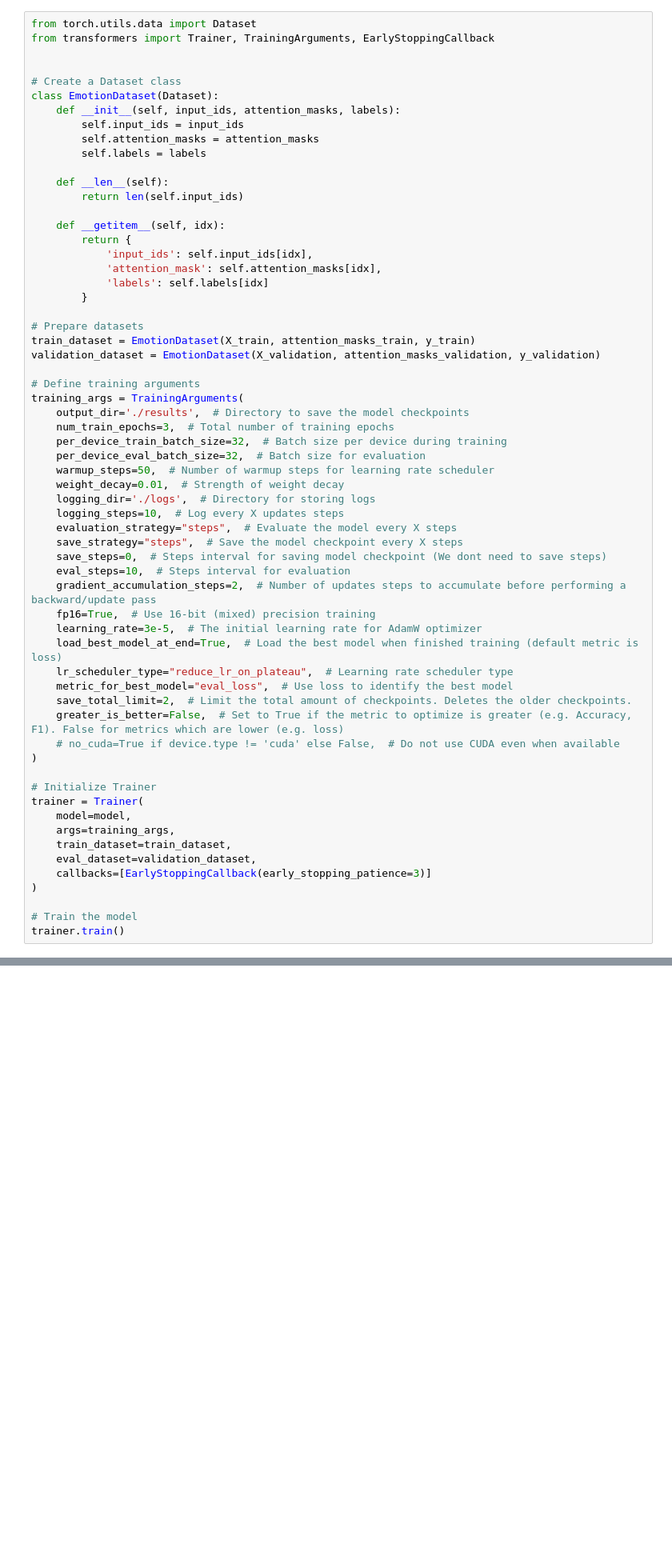
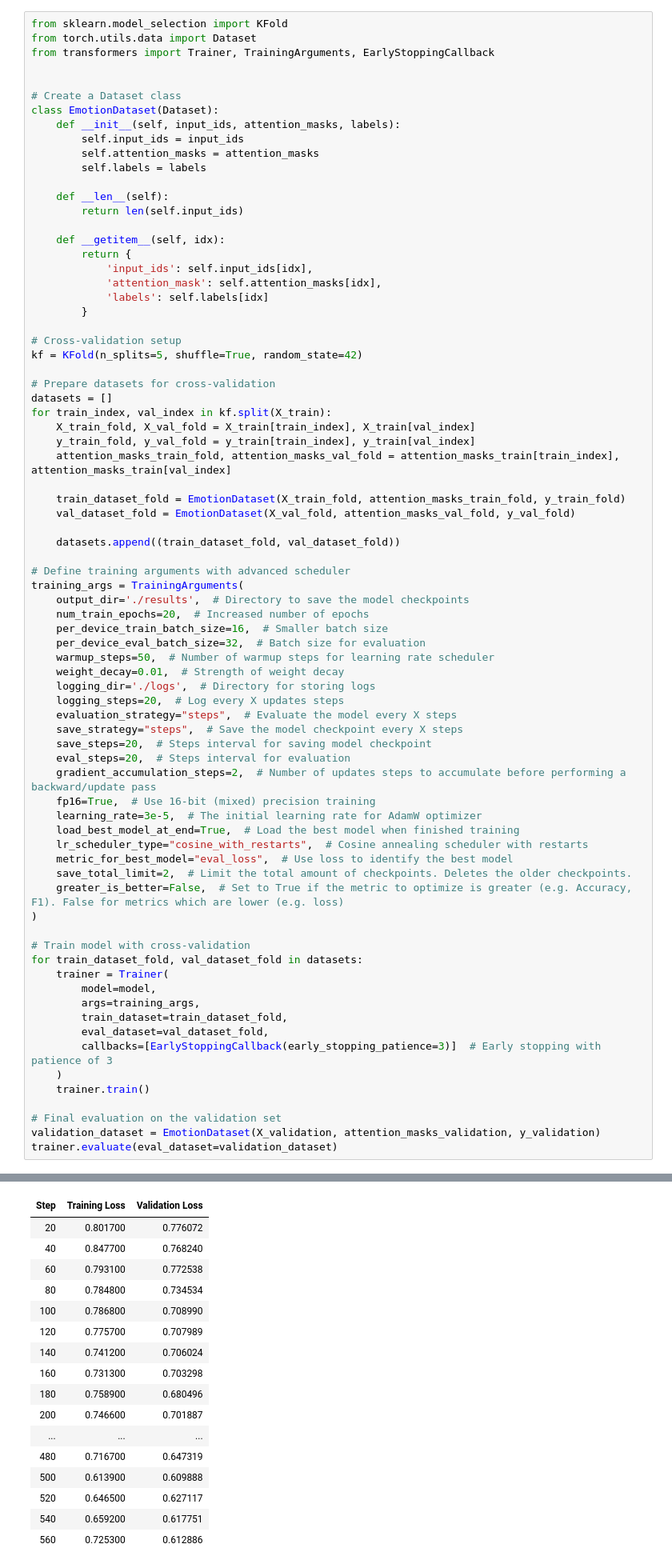
Before and after one commit to rgap/NMA-GoEmotions-Project, a Jupyter notebook: notebooks/14_model_building_bertClassifier_5classes_newmapping.ipynb, the cells around one changed output, grey strips where cells are left out. Shown: that part at 80% size. Drawn from its saved outputs; the diff is of its cells as text; blank space fills up the shorter version.

```diff
--- a/notebooks/14_model_building_bertClassifier_5classes_newmapping.ipynb
+++ b/notebooks/14_model_building_bertClassifier_5classes_newmapping.ipynb
@@ -198,6 +247,7 @@ You should probably TRAIN this model on a down-stream task to be able to use it
 # %% [markdown]
 ### Defining the emotion dataset
 # %%
+from sklearn.model_selection import KFold
 from torch.utils.data import Dataset
 from transformers import Trainer, TrainingArguments, EarlyStoppingCallback
 
@@ -219,44 +269,57 @@ class EmotionDataset(Dataset):
             'labels': self.labels[idx]
         }
 
-# Prepare datasets
-train_dataset = EmotionDataset(X_train, attention_masks_train, y_train)
-validation_dataset = EmotionDataset(X_validation, attention_masks_validation, y_validation)
+# Cross-validation setup
+kf = KFold(n_splits=5, shuffle=True, random_state=42)
 
-# Define training arguments
+# Prepare datasets for cross-validation
+datasets = []
+for train_index, val_index in kf.split(X_train):
+    X_train_fold, X_val_fold = X_train[train_index], X_train[val_index]
+    y_train_fold, y_val_fold = y_train[train_index], y_train[val_index]
+    attention_masks_train_fold, attention_masks_val_fold = attention_masks_train[train_index], attention_masks_train[val_index]
+
+    train_dataset_fold = EmotionDataset(X_train_fold, attention_masks_train_fold, y_train_fold)
+    val_dataset_fold = EmotionDataset(X_val_fold, attention_masks_val_fold, y_val_fold)
+
+    datasets.append((train_dataset_fold, val_dataset_fold))
+
+# Define training arguments with advanced scheduler
 training_args = TrainingArguments(
     output_dir='./results',  # Directory to save the model checkpoints
-    num_train_epochs=3,  # Total number of training epochs
-    per_device_train_batch_size=32,  # Batch size per device during training
+    num_train_epochs=20,  # Increased number of epochs
+    per_device_train_batch_size=16,  # Smaller batch size
     per_device_eval_batch_size=32,  # Batch size for evaluation
     warmup_steps=50,  # Number of warmup steps for learning rate scheduler
     weight_decay=0.01,  # Strength of weight decay
     logging_dir='./logs',  # Directory for storing logs
-    logging_steps=10,  # Log every X updates steps
+    logging_steps=20,  # Log every X updates steps
     evaluation_strategy="steps",  # Evaluate the model every X steps
     save_strategy="steps",  # Save the model checkpoint every X steps
-    save_steps=0,  # Steps interval for saving model checkpoint (We dont need to save steps)
-    eval_steps=10,  # Steps interval for evaluation
+    save_steps=20,  # Steps interval for saving model checkpoint
+    eval_steps=20,  # Steps interval for evaluation
     gradient_accumulation_steps=2,  # Number of updates steps to accumulate before performing a backward/update pass
     fp16=True,  # Use 16-bit (mixed) precision training
     learning_rate=3e-5,  # The initial learning rate for AdamW optimizer
-    load_best_model_at_end=True,  # Load the best model when finished training (default metric is loss)
-    lr_scheduler_type="reduce_lr_on_plateau",  # Learning rate scheduler type
+    load_best_model_at_end=True,  # Load the best model when finished training
+    lr_scheduler_type="cosine_with_restarts",  # Cosine annealing scheduler with restarts
     metric_for_best_model="eval_loss",  # Use loss to identify the best model
     save_total_limit=2,  # Limit the total amount of checkpoints. Deletes the older checkpoints.
     greater_is_better=False,  # Set to True if the metric to optimize is greater (e.g. Accuracy, F1). False for metrics which are lower (e.g. loss)
-    # no_cuda=True if device.type != 'cuda' else False,  # Do not use CUDA even when available
 )
 
-# Initialize Trainer
-trainer = Trainer(
-    model=model,
-    args=training_args,
-    train_dataset=train_dataset,
-    eval_dataset=validation_dataset,
-    callbacks=[EarlyStoppingCallback(early_stopping_patience=3)]
-)
+# Train model with cross-validation
+for train_dataset_fold, val_dataset_fold in datasets:
+    trainer = Trainer(
+        model=model,
+        args=training_args,
+        train_dataset=train_dataset_fold,
+        eval_dataset=val_dataset_fold,
+        callbacks=[EarlyStoppingCallback(early_stopping_patience=3)]  # Early stopping with patience of 3
+    )
+    trainer.train()
 
-# Train the model
-trainer.train()
+# Final evaluation on the validation set
+validation_dataset = EmotionDataset(X_validation, attention_masks_validation, y_validation)
+trainer.evaluate(eval_dataset=validation_dataset)
 # %% [output]
@@ -263,0 +342,17 @@ ValueError: fp16 mixed precision requires a GPU (not 'mps').
+| Step | Training Loss | Validation Loss |
+| 20 | 0.801700 | 0.776072 |
+| 40 | 0.847700 | 0.768240 |
+| 60 | 0.793100 | 0.772538 |
+| 80 | 0.784800 | 0.734534 |
+| 100 | 0.786800 | 0.708990 |
+| 120 | 0.775700 | 0.707989 |
+| 140 | 0.741200 | 0.706024 |
+| 160 | 0.731300 | 0.703298 |
+| 180 | 0.758900 | 0.680496 |
+| 200 | 0.746600 | 0.701887 |
+| ... | ... | ... |
+| 480 | 0.716700 | 0.647319 |
+| 500 | 0.613900 | 0.609888 |
+| 520 | 0.646500 | 0.627117 |
+| 540 | 0.659200 | 0.617751 |
+| 560 | 0.725300 | 0.612886 |
```
Also changed, not shown: parts of 9 cells of this notebook, 2 other files.
